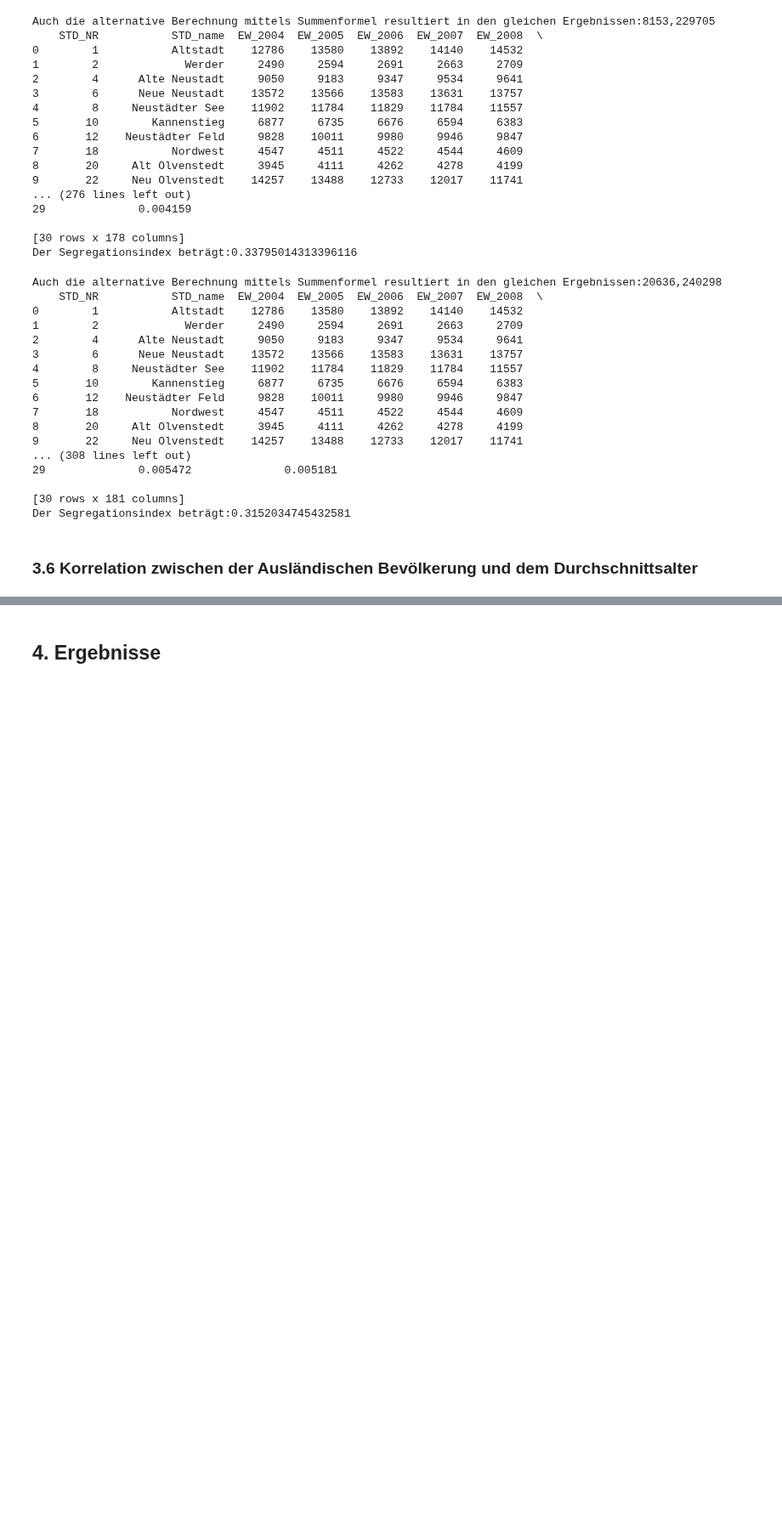
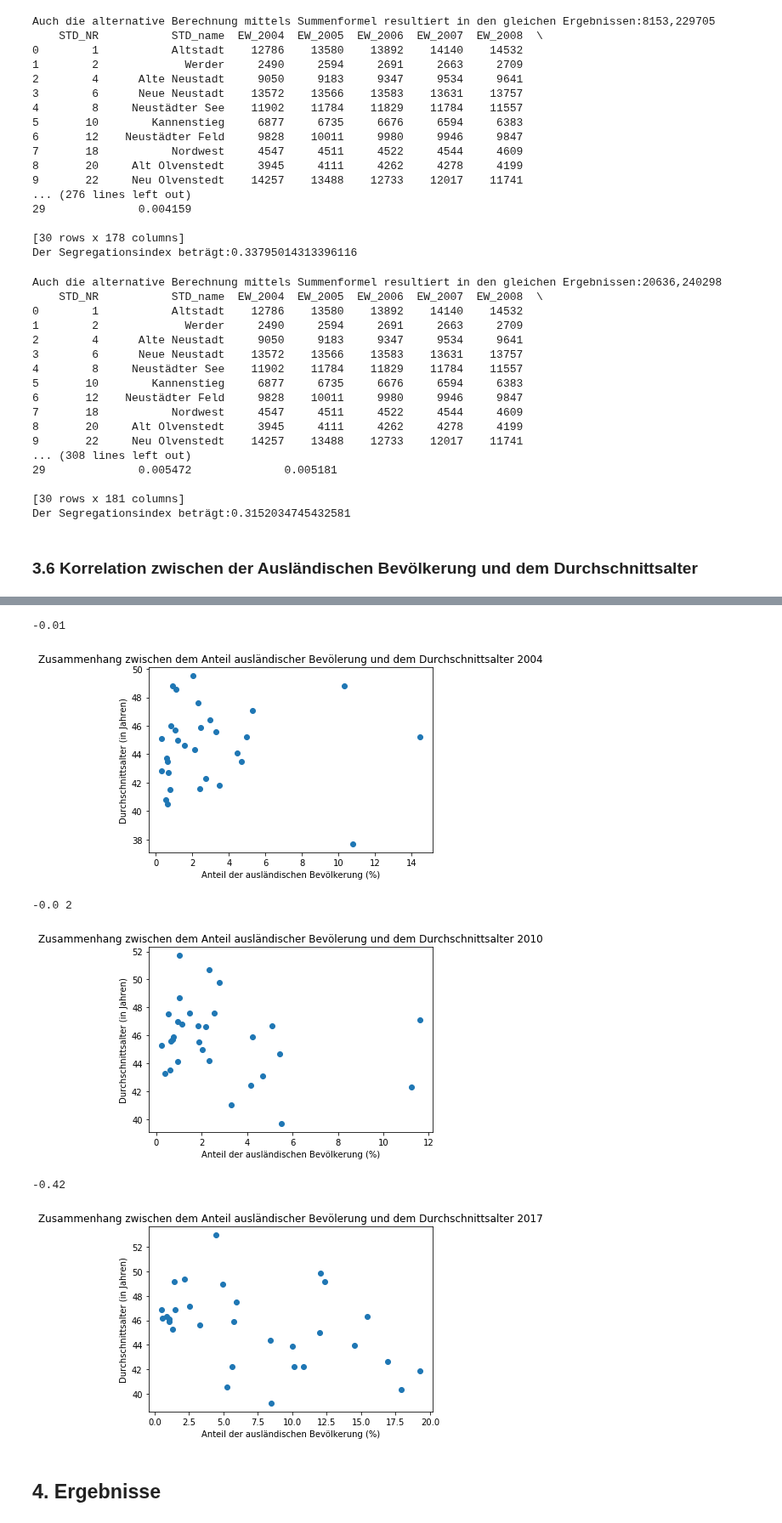
Before and after one commit to tschroeder10961/datascience-urban-segregation, a Jupyter notebook: GruppeA/Gruppe A Jupyter.ipynb, the cells around one changed output, grey strips where cells are left out. Shown at 85% size. Drawn from its saved outputs; the diff is of its cells as text; code cells hidden in the pictures; blank space fills up the shorter version.

Commit message:
Add files via upload
14.01.2018 mit Abschnitt 3.6 Korrelationen zu ABEV und Durch.Alter

```diff
--- a/GruppeA/Gruppe A Jupyter.ipynb
+++ b/GruppeA/Gruppe A Jupyter.ipynb
@@ -779,3 +779,7 @@ Auch die alternative Berechnung mittels Summenformel resultiert in den gleichen
 Der Segregationsindex beträgt:0.3152034745432581
 # %% [markdown]
 ### 3.6 Korrelation zwischen der Ausländischen Bevölkerung und dem Durchschnittsalter
+# %%
+import pandas as pd
+magdeburg = pd.read_csv('MagdeburgBereinigterDatensatzVers007.csv', sep = ";", decimal=",")
+magdeburg.head()
@@ -781,0 +794,5 @@ Der Segregationsindex beträgt:0.3152034745432581
+# %%
+magdeburg['corABEV04'] = magdeburg ['ABEV_2004'] / magdeburg['EW_2004']
+magdeburg['corABEV10'] = magdeburg ['ABEV_2010'] / magdeburg['EW_2010']
+magdeburg['corABEV17'] = magdeburg ['ABEV_2017'] / magdeburg['EW_2017']
+magdeburg.head()
@@ -782,2 +807,35 @@ Der Segregationsindex beträgt:0.3152034745432581
+# %%
+import matplotlib.pyplot as plt
+cor04 = magdeburg['corABEV04'].corr(magdeburg['DA_2004'])
+
+print (round(cor04, 2))
+plt.scatter(magdeburg['corABEV04']*100, magdeburg['DA_2004'])
+plt.xlabel('Anteil der ausländischen Bevölkerung (%)')
+plt.ylabel('Durchschnittsalter (in Jahren)')
+plt.title('Zusammenhang zwischen dem Anteil ausländischer Bevölerung und dem Durchschnittsalter 2004')
+plt.show()
+
+cor10 = magdeburg['corABEV10'].corr(magdeburg['DA_2010'])
+print (round(cor10), 2)
+plt.scatter(magdeburg['corABEV10']*100, magdeburg['DA_2010'])
+plt.xlabel('Anteil der ausländischen Bevölkerung (%)')
+plt.ylabel('Durchschnittsalter (in Jahren)')
+plt.title('Zusammenhang zwischen dem Anteil ausländischer Bevölerung und dem Durchschnittsalter 2010')
+plt.show()
+
+cor17 = magdeburg['corABEV17'].corr(magdeburg['DA_2017'])
+print (round(cor17, 2))
+plt.scatter(magdeburg['corABEV17']*100, magdeburg['DA_2017'])
+plt.xlabel('Anteil der ausländischen Bevölkerung (%)')
+plt.ylabel('Durchschnittsalter (in Jahren)')
+plt.title('Zusammenhang zwischen dem Anteil ausländischer Bevölerung und dem Durchschnittsalter 2017')
+plt.show()
+# %% [output]
+-0.01
+[figure, added]
+-0.0 2
+[figure, added]
+-0.42
+[figure, added]
 # %% [markdown]
 ## 4. Ergebnisse
```
Also changed, not shown: parts of 2 cells of this notebook.
